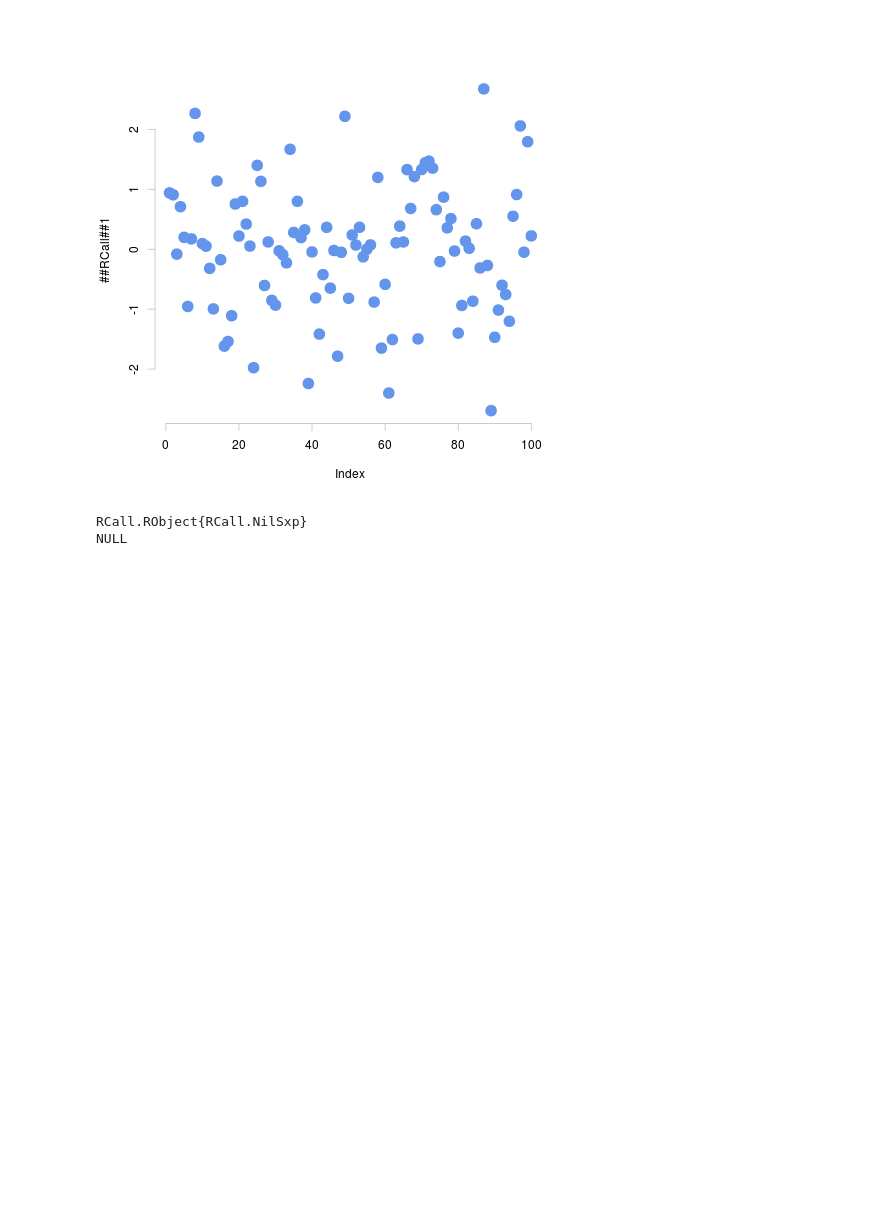
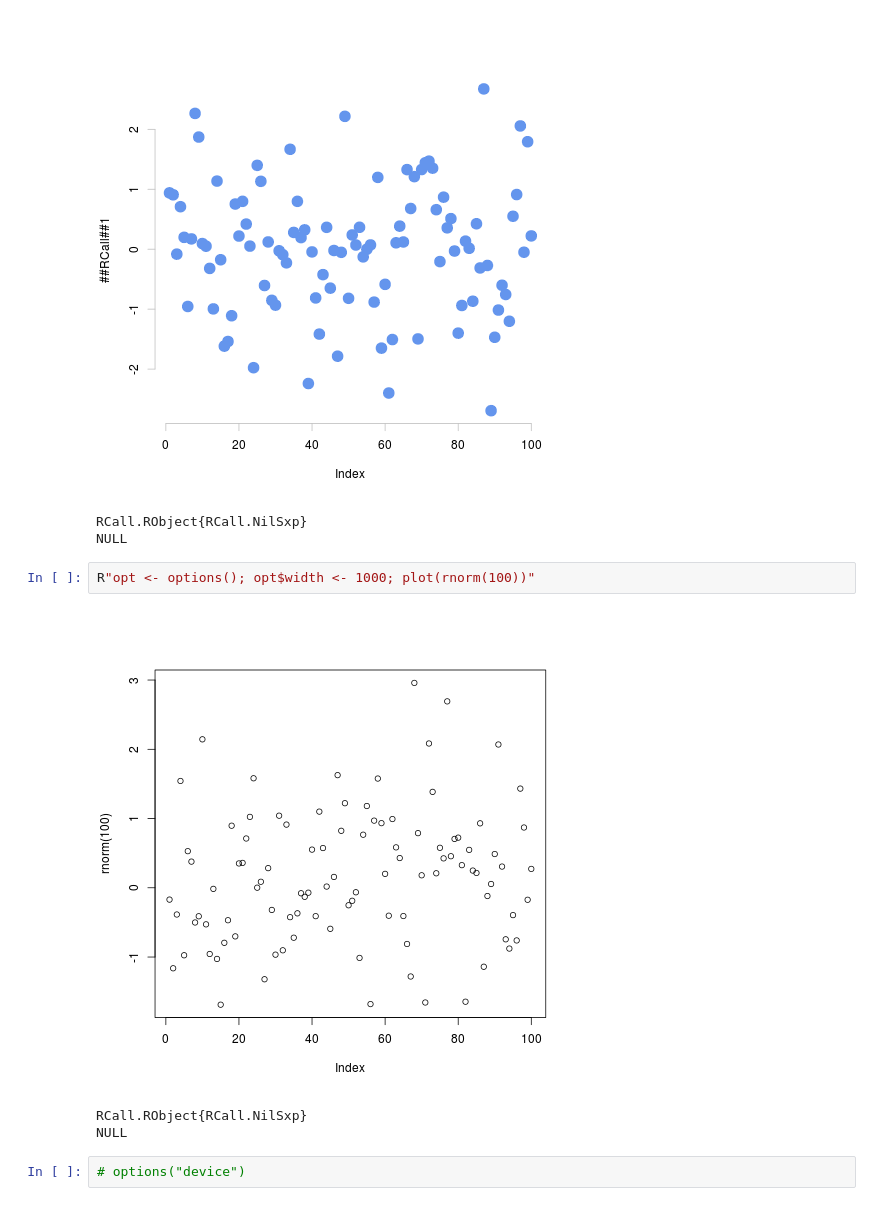
Before and after one commit to luiarthur/research_ucsc, a Jupyter notebook: gp/gadfly_practice.ipynb, the cells around one changed output. Cells and saved outputs as stored; diff of their text form; blank space fills up the shorter version.

```diff
--- a/gp/gadfly_practice.ipynb
+++ b/gp/gadfly_practice.ipynb
@@ -143,3 +143,11 @@ R"plot($xx,fg='grey',bty='n',pch=20,col='cornflowerblue',cex=3)"
 [figure]
 RCall.RObject{RCall.NilSxp}
 NULL
+# %%
+R"opt <- options(); opt$width <- 1000; plot(rnorm(100))"
+# %% [output]
+[figure, added]
+RCall.RObject{RCall.NilSxp}
+NULL
+# %%
+# options("device")
```
